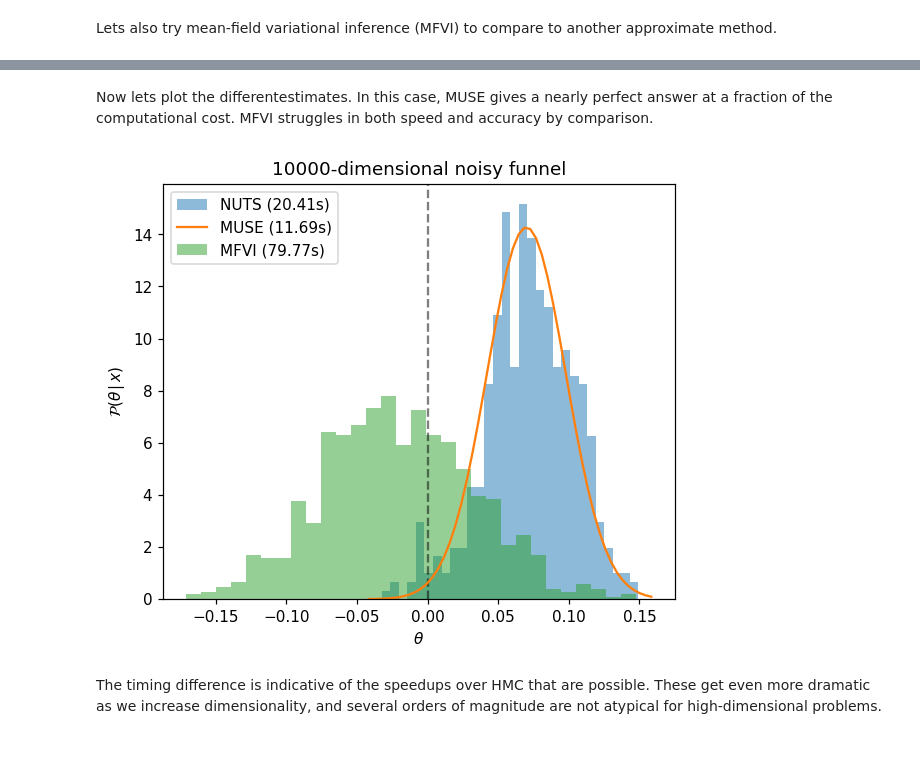
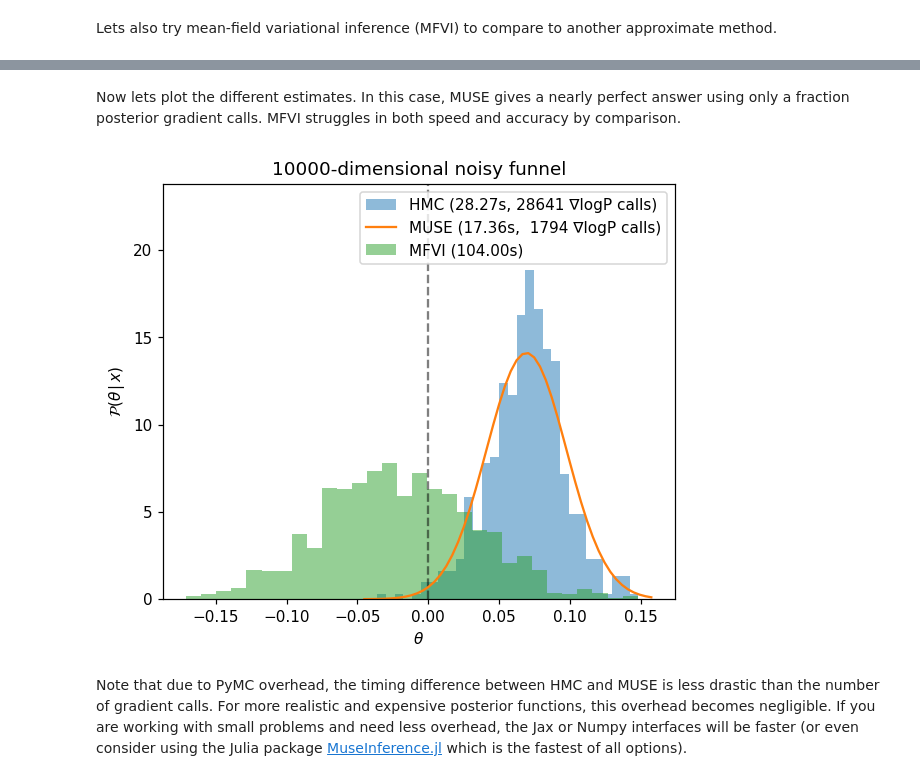
Before and after one commit to marius311/muse_inference, a Jupyter notebook: example.ipynb, the cells around one changed output, grey strips where cells are left out. Saved outputs shown, nothing was run; the diff lists cells and outputs as text; code cells hidden in the pictures; blank space fills up the shorter version.

```diff
--- a/example.ipynb
+++ b/example.ipynb
@@ -90,28 +106,31 @@ with model:
 # %% [markdown]
-Now lets plot the differentestimates. In this case, MUSE gives a nearly perfect answer at a fraction of the computational cost. MFVI struggles in both speed and accuracy by comparison.
+Now lets plot the different estimates. In this case, MUSE gives a nearly perfect answer using only a fraction posterior gradient calls. MFVI struggles in both speed and accuracy by comparison.
 # %%
 figure(figsize=(6,5))
 axvline(0, c="k", ls="--", alpha=0.5)
+ncalls_hmc = sum(chain.sample_stats["n_steps"]) + sum(chain.warmup_sample_stats["n_steps"])
 hist(
     chain["posterior"]["θ"].to_series(),
     bins=30, density=True, alpha=0.5, color="C0",
-    label="NUTS (%.2fs)"%t_hmc
+    label="HMC (%.2fs, %i ∇logP calls)"%(t_hmc, ncalls_hmc)
 )
 θs = linspace(*xlim())
+ncalls_muse = sum([soln.nfev for h in result.history for soln in [h["MAP_history_dat"]] + h["MAP_history_sims"]])
 plot(
     θs, stats.norm(result.θ, sqrt(result.Σ[0,0])).pdf(θs),
-    color="C1", label="MUSE (%.2fs)"%t_muse
+    color="C1", label="MUSE (%.2fs,  %i ∇logP calls)"%(t_muse, ncalls_muse)
 )
 hist(
     mfvi.sample(1000)["posterior"]["θ"].to_series(),
     bins=30, density=True, alpha=0.5, color="C2",
     label="MFVI (%.2fs)"%t_mfvi
 )
-legend()
+ylim(0, ylim()[1]*1.2)
+legend(frameon=True)
 xlabel(r"$\theta$")
 ylabel(r"$\mathcal{P}(\theta\,|\,x)$")
 title("10000-dimensional noisy funnel");
 # %% [output]
-[figure, old version]
+[figure, new version]
-# %% [markdown]
-The timing difference is indicative of the speedups over HMC that are possible. These get even more dramatic as we increase dimensionality, and several orders of magnitude are not atypical for high-dimensional problems.
+# %% [markdown]
+Note that due to PyMC overhead, the timing difference between HMC and MUSE is less drastic than the number of gradient calls. For more realistic and expensive posterior functions, this overhead becomes negligible. If you are working with small problems and need less overhead, the Jax or Numpy interfaces will be faster (or even consider using the Julia package [MuseInference.jl](https://cosmicmar.com/MuseInference.jl) which is the fastest of all options).
```
Also changed, not shown: parts of 7 cells of this notebook, 9 other files.
